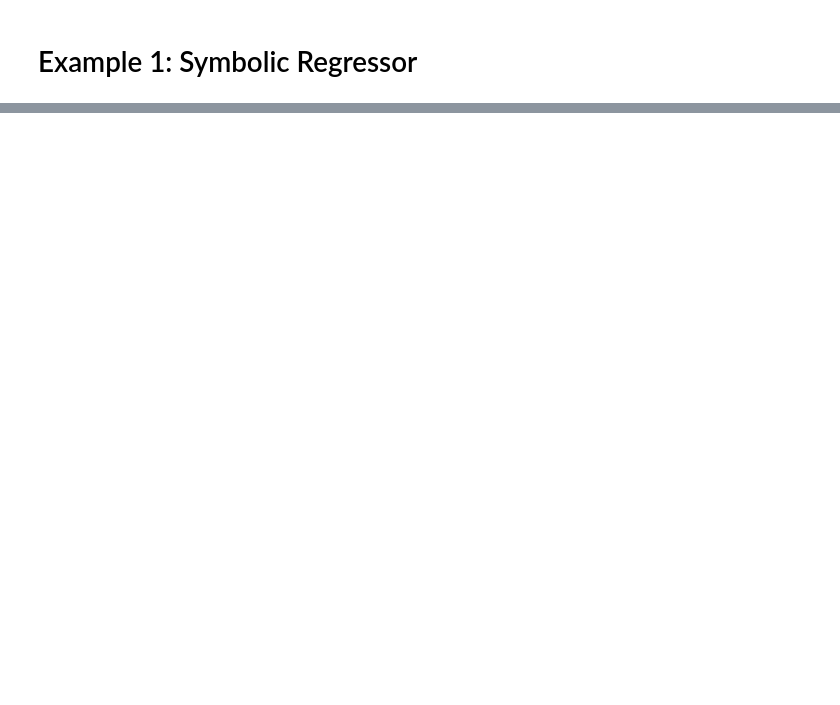
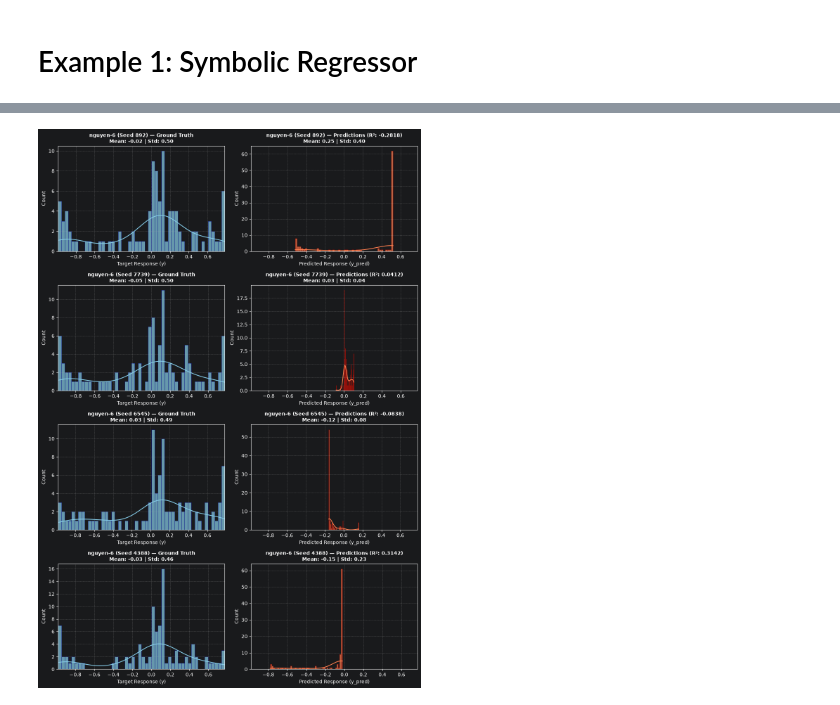
Before and after one commit to Repeating1212/gplearn, a Jupyter notebook: ppm/Graphs/ppm_graph.ipynb, the cells around one changed output, grey strips where cells are left out. Saved outputs shown, nothing was run; the diff lists cells and outputs as text; code cells hidden in the pictures; blank space fills up the shorter version.

```diff
--- a/ppm/Graphs/ppm_graph.ipynb
+++ b/ppm/Graphs/ppm_graph.ipynb
@@ -721,0 +986,4 @@ plot_solution_data()
+# %%
+plot_prediction_histogram(results=results)
+# %% [output]
+[figure, added]
```
Also changed, not shown: parts of 27 cells of this notebook.
